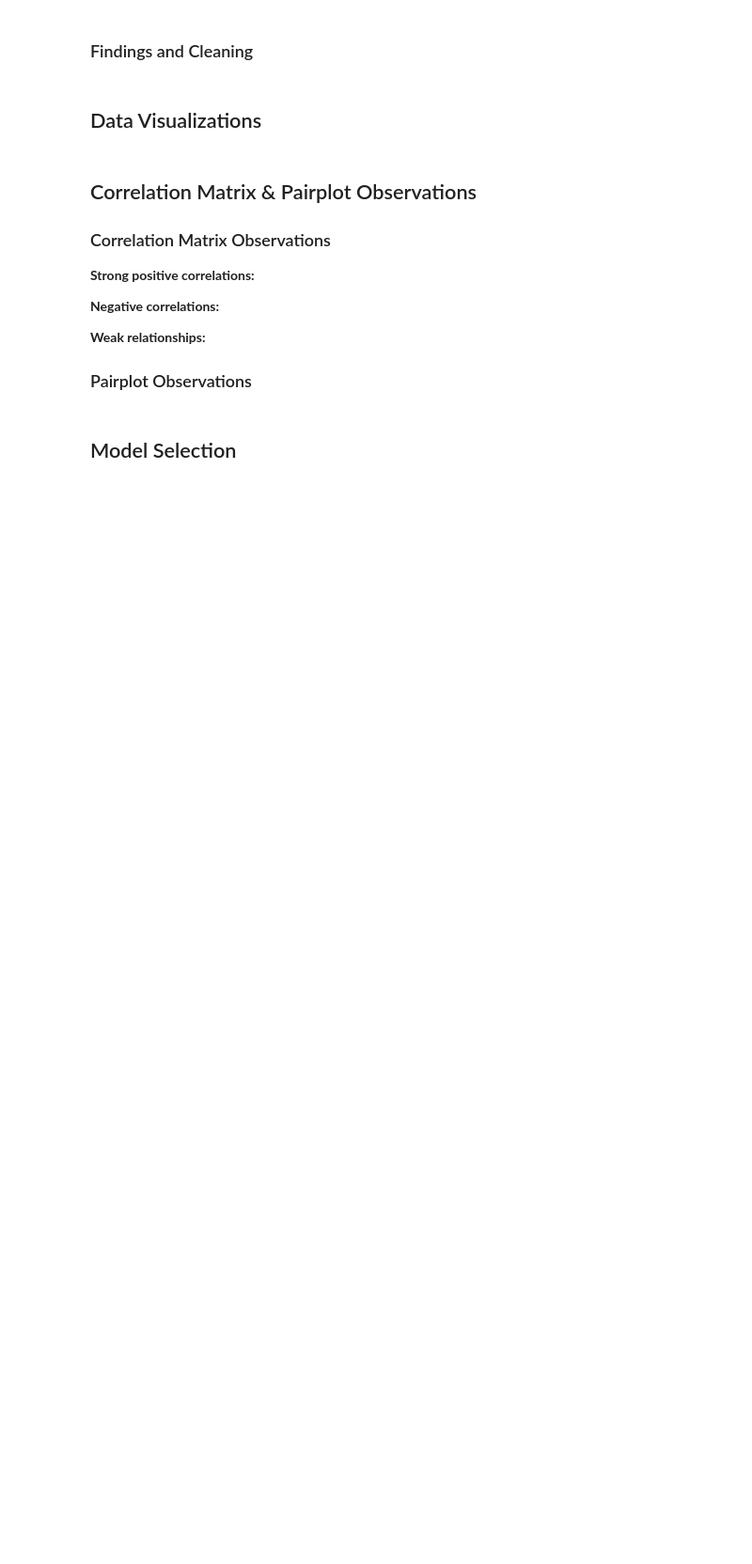
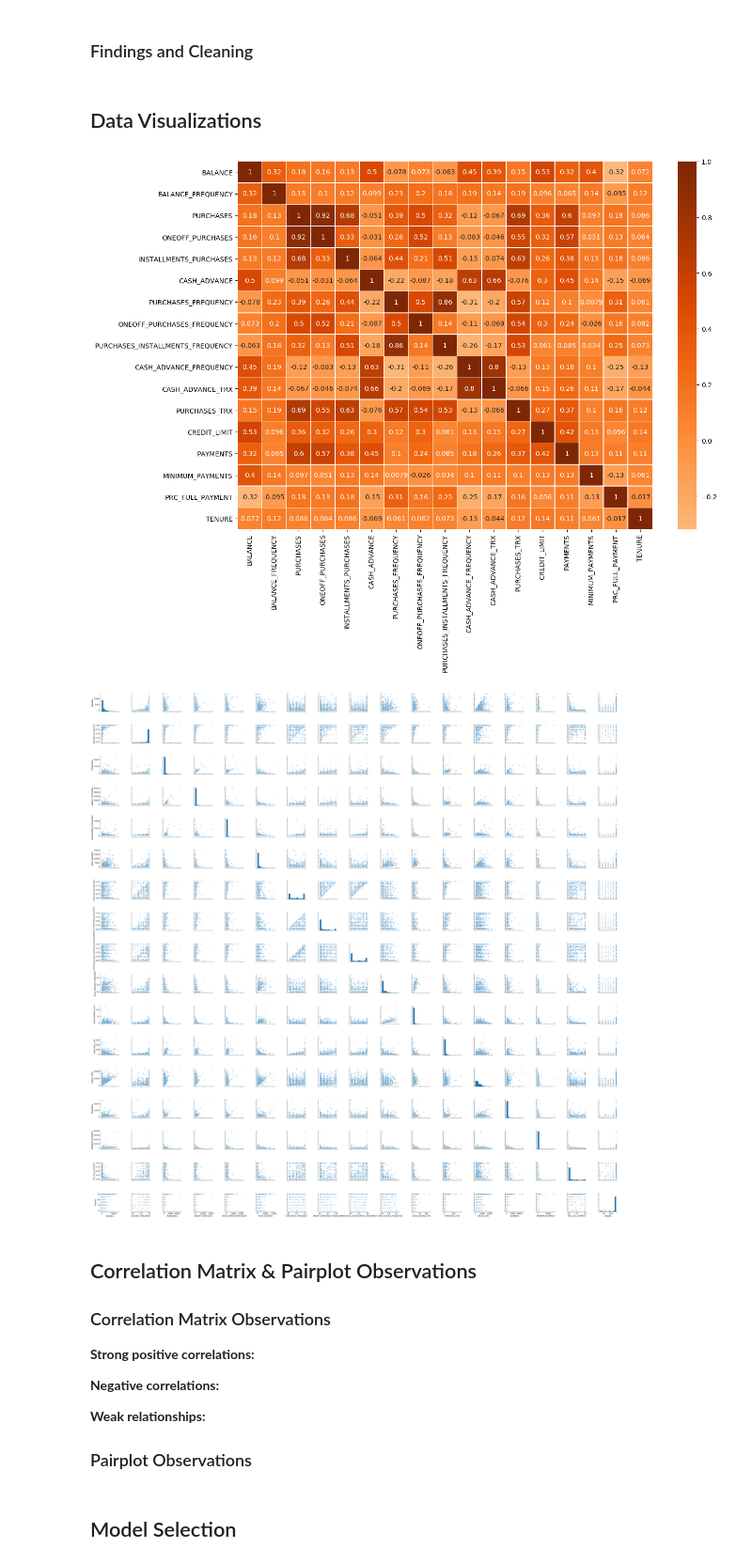
Before and after one commit to LudicrusTwrtle/Unsupervised_ML_Coursework, a Jupyter notebook: Assignment 4 - PCA/Asg4_Group3_SebastianLevy_IdongesitOrok_MiracleOkojie.ipynb, the cells around one changed output. Shown at 94% size. Cells and saved outputs as stored; diff of their text form; code cells hidden in the pictures; blank space fills up the shorter version.

```diff
--- a/Assignment 4 - PCA/Asg4_Group3_SebastianLevy_IdongesitOrok_MiracleOkojie.ipynb
+++ b/Assignment 4 - PCA/Asg4_Group3_SebastianLevy_IdongesitOrok_MiracleOkojie.ipynb
@@ -15,4 +15,5 @@ import matplotlib.pyplot as plt
 
 # Load the dataset
 df_cc = pd.read_csv("CC GENERAL.CSV")
-df_cc.head(10)
+df_cc_clean = df_cc.copy()
+df_cc_clean.head(10)
@@ -44 +80,3 @@ https://www.kaggle.com/datasets/arjunbhasin2013/ccdata
+# %%
+df_cc_clean = df_cc_clean.drop(columns="CUST_ID")
 # %% [markdown]
@@ -45,0 +155,8 @@ https://www.kaggle.com/datasets/arjunbhasin2013/ccdata
+# %%
+df_cc_clean = df_cc_clean.drop(df_cc_clean[df_cc_clean["CREDIT_LIMIT"].isna()==True].index)
+
+df_cc_clean.loc[df_cc_clean['MINIMUM_PAYMENTS'].isna() & (df_cc_clean['PAYMENTS'] == 0), 'MINIMUM_PAYMENTS'] = 0
+minimum_payments_median = df_cc_clean['MINIMUM_PAYMENTS'].median()
+df_cc_clean.loc[df_cc_clean['MINIMUM_PAYMENTS'].isna() & (df_cc_clean['PAYMENTS'] > 0), 'MINIMUM_PAYMENTS'] = minimum_payments_median
+
+print(df_cc_clean.isna().sum())
@@ -50,16 +195,19 @@ https://www.kaggle.com/datasets/arjunbhasin2013/ccdata
 # %%
 plt.figure(figsize=(14, 10))
 
 # Plot a heatmap of the features correlation
-sns.heatmap(df_cc_cleaned.corr(), annot=True, cmap="Oranges", center=0, linewidths=0.3)
+sns.heatmap(df_cc_clean.corr(), annot=True, cmap="Oranges", center=0, linewidths=0.3)
 plt.title("")
 plt.show()
 
 # Create a pairplot using a random sample of points (1500)
-df_sample = df_cc_cleaned.sample(n=1500, random_state=42)
+df_sample = df_cc_clean.sample(n=1500, random_state=42)
 sns.pairplot(df_sample,diag_kind="hist",plot_kws={"alpha": 0.6, "s": 20})
 plt.suptitle("", y=1.01)
 plt.show()
+# %% [output]
+[figure, added]
+[figure, added]
 # %% [markdown]
 ## Correlation Matrix & Pairplot Observations
 
```
Also changed, not shown: parts of 17 cells of this notebook.
